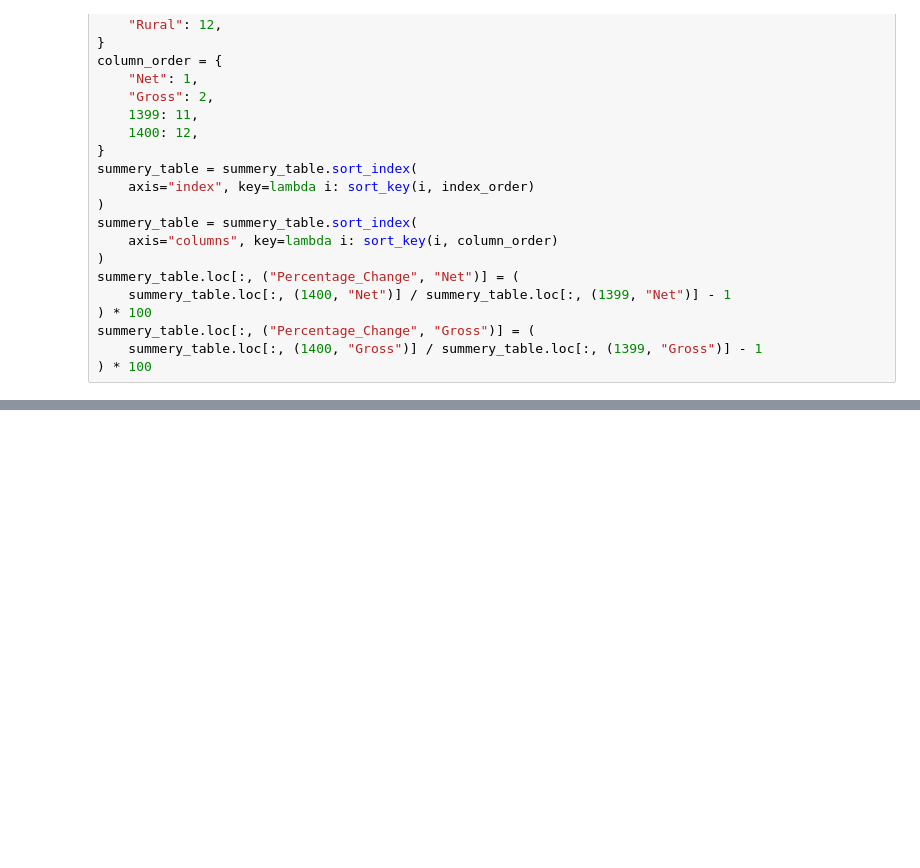
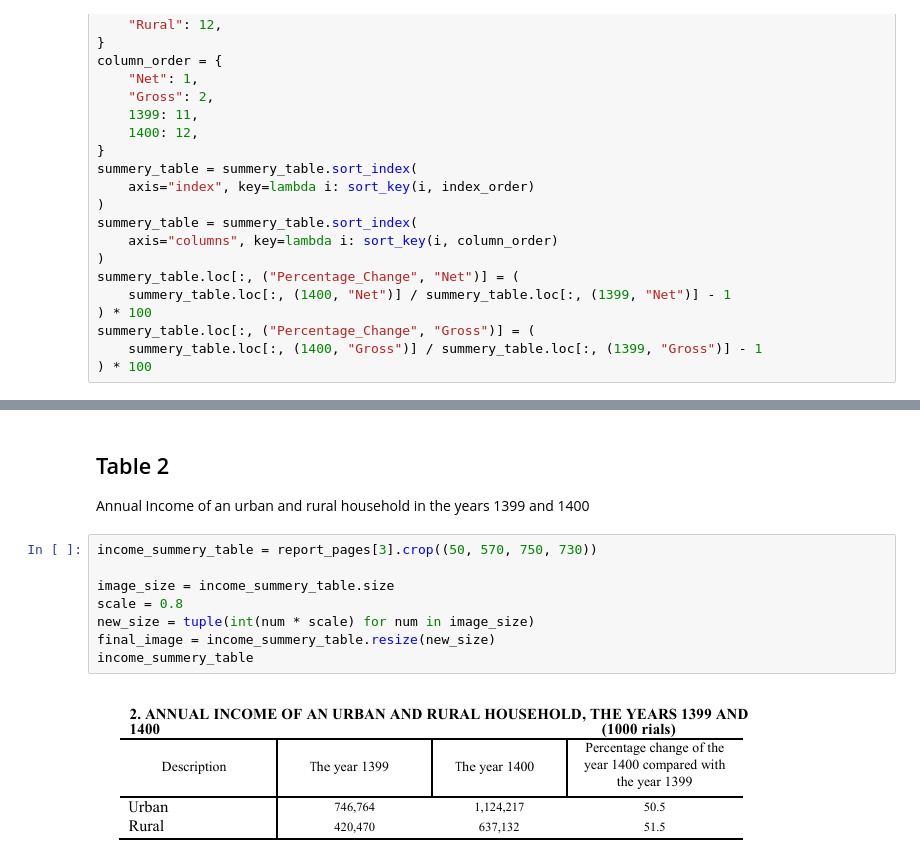
Before and after one commit to Iran-Open-Data/HBSIR_OLD, a Jupyter notebook: examples/ISC/1400/summery-results.ipynb, the cells around one changed output, grey strips where cells are left out. Drawn from its saved outputs; the diff is of its cells as text; blank space fills up the shorter version.

Commit message:
Add more tables to 1400 summery

```diff
--- a/examples/ISC/1400/summery-results.ipynb
+++ b/examples/ISC/1400/summery-results.ipynb
@@ -170,3 +182,16 @@ display(final_image, final_df)
 | Rural | Total | 340,679 | 348,982 | 519,127 | 529,426 | 52.4 | 51.7 |
 |  | Food | 136,442 | 136,442 | 207,037 | 207,037 | 51.7 | 51.7 |
 |  | Non-Food | 204,237 | 212,540 | 312,090 | 322,389 | 52.8 | 51.7 |
+# %% [markdown]
+## Table 2
+Annual Income of an urban and rural household in the years 1399 and 1400
+# %%
+income_summery_table = report_pages[3].crop((50, 570, 750, 730))
+
+image_size = income_summery_table.size
+scale = 0.8
+new_size = tuple(int(num * scale) for num in image_size)
+final_image = income_summery_table.resize(new_size)
+income_summery_table
+# %% [output]
+[figure, added]
```
Also changed, not shown: parts of 11 cells of this notebook.
